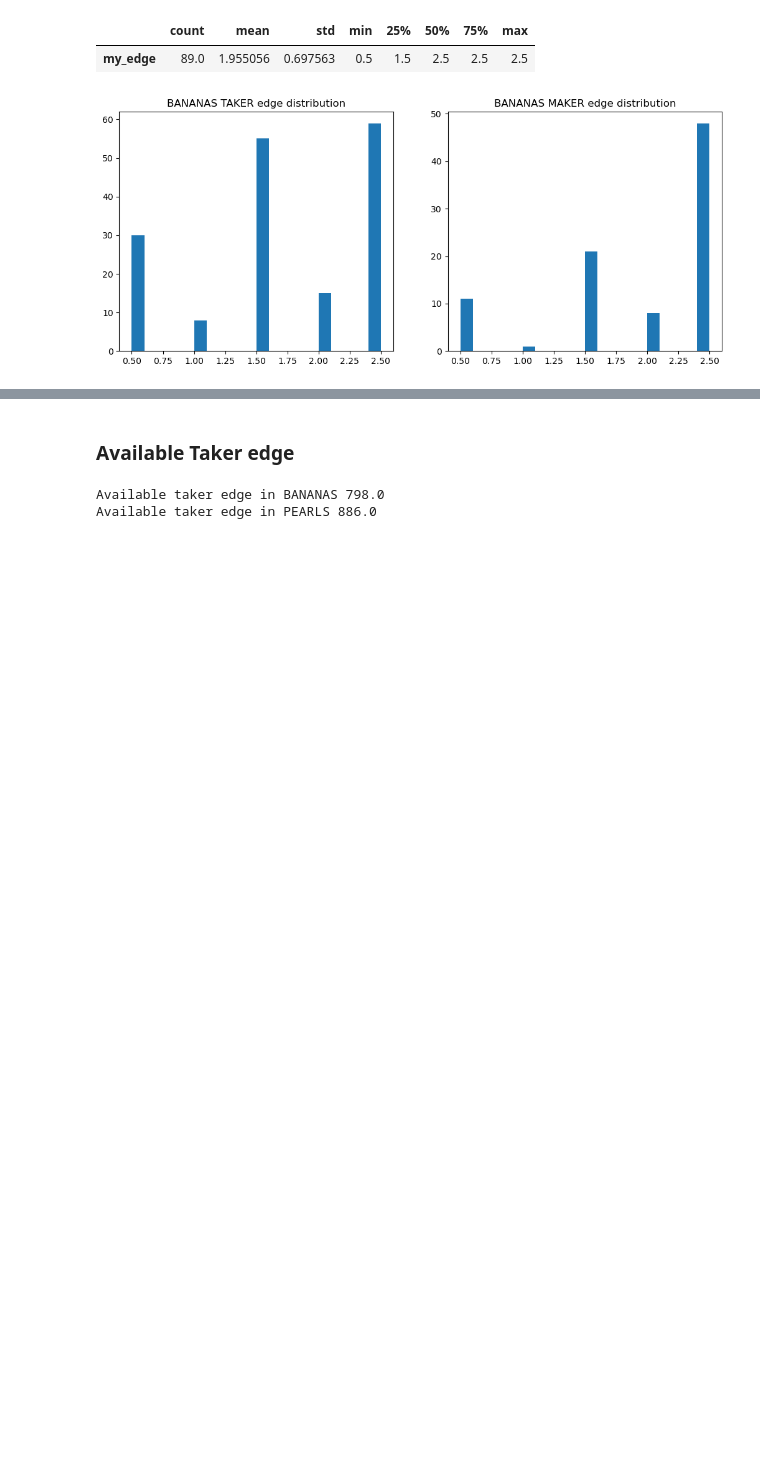
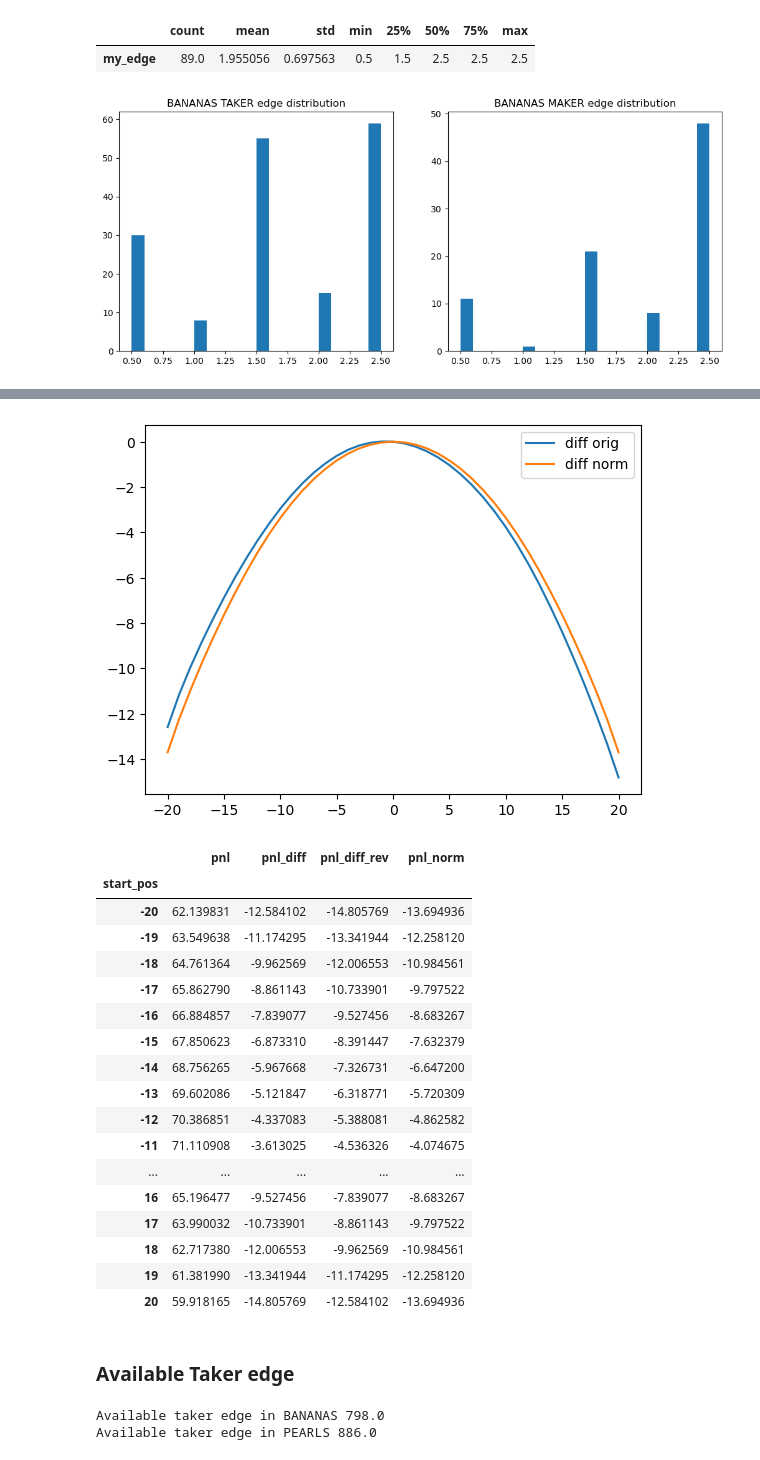
Before and after one commit to rzhan11/IMCTradingComp23, a Jupyter notebook: nbs/exploration-Copy6.ipynb, the cells around one changed output, grey strips where cells are left out. Drawn from its saved outputs; the diff is of its cells as text; code cells hidden in the pictures; blank space fills up the shorter version.

```diff
--- a/nbs/exploration-Copy6.ipynb
+++ b/nbs/exploration-Copy6.ipynb
@@ -1435,0 +1392,53 @@ display(score_df)
+# %%
+# calculate scores
+
+scores = {}
+
+for cur_pos in range(-limit, limit + 1):
+    # init cur_pdf
+    cur_pdf = np.zeros((2 * limit + 1, 1))
+    cur_pdf[cur_pos + limit, 0] = 1
+
+    pnl = 0
+
+    # iterate for rollout number of times
+    for i in range(rollout_length):
+        trade_pnl = np.dot(D, cur_pdf).item()
+        cur_pdf = A @ cur_pdf
+
+        pnl += trade_pnl
+
+    scores[cur_pos] = pnl
+# %%
+score_df = pd.DataFrame(scores.items(), columns=["start_pos", "pnl"])
+score_df = score_df.set_index("start_pos")
+score_df["pnl_diff"] = score_df["pnl"] - score_df["pnl"].loc[0]
+score_df["pnl_diff_rev"] = list(score_df["pnl_diff"].iloc[::-1])
+score_df["pnl_norm"] = (score_df["pnl_diff_rev"] + score_df["pnl_diff"]) / 2
+
+plt.plot(score_df.index, score_df["pnl_diff"], label="diff orig")
+plt.plot(score_df.index, score_df["pnl_norm"], label="diff norm")
+plt.legend()
+plt.show()
+
+display(score_df)
+# %% [output]
+[figure, added]
+|  | pnl | pnl_diff | pnl_diff_rev | pnl_norm |
+| start_pos |  |  |  |  |
+| -20 | 62.139831 | -12.584102 | -14.805769 | -13.694936 |
+| -19 | 63.549638 | -11.174295 | -13.341944 | -12.258120 |
+| -18 | 64.761364 | -9.962569 | -12.006553 | -10.984561 |
+| -17 | 65.862790 | -8.861143 | -10.733901 | -9.797522 |
+| -16 | 66.884857 | -7.839077 | -9.527456 | -8.683267 |
+| -15 | 67.850623 | -6.873310 | -8.391447 | -7.632379 |
+| -14 | 68.756265 | -5.967668 | -7.326731 | -6.647200 |
+| -13 | 69.602086 | -5.121847 | -6.318771 | -5.720309 |
+| -12 | 70.386851 | -4.337083 | -5.388081 | -4.862582 |
+| -11 | 71.110908 | -3.613025 | -4.536326 | -4.074675 |
+| ... | ... | ... | ... | ... |
+| 16 | 65.196477 | -9.527456 | -7.839077 | -8.683267 |
+| 17 | 63.990032 | -10.733901 | -8.861143 | -9.797522 |
+| 18 | 62.717380 | -12.006553 | -9.962569 | -10.984561 |
+| 19 | 61.381990 | -13.341944 | -11.174295 | -12.258120 |
+| 20 | 59.918165 | -14.805769 | -12.584102 | -13.694936 |
```
Also changed, not shown: parts of 14 cells of this notebook, 3 other files.
